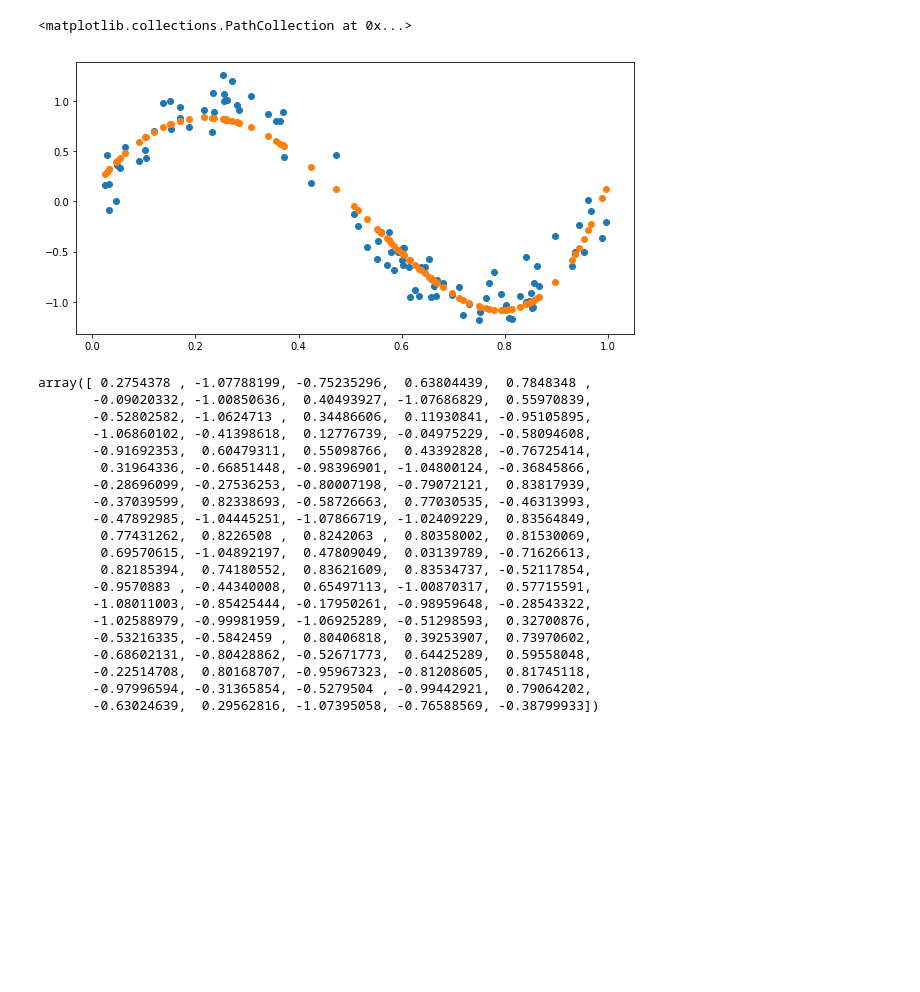
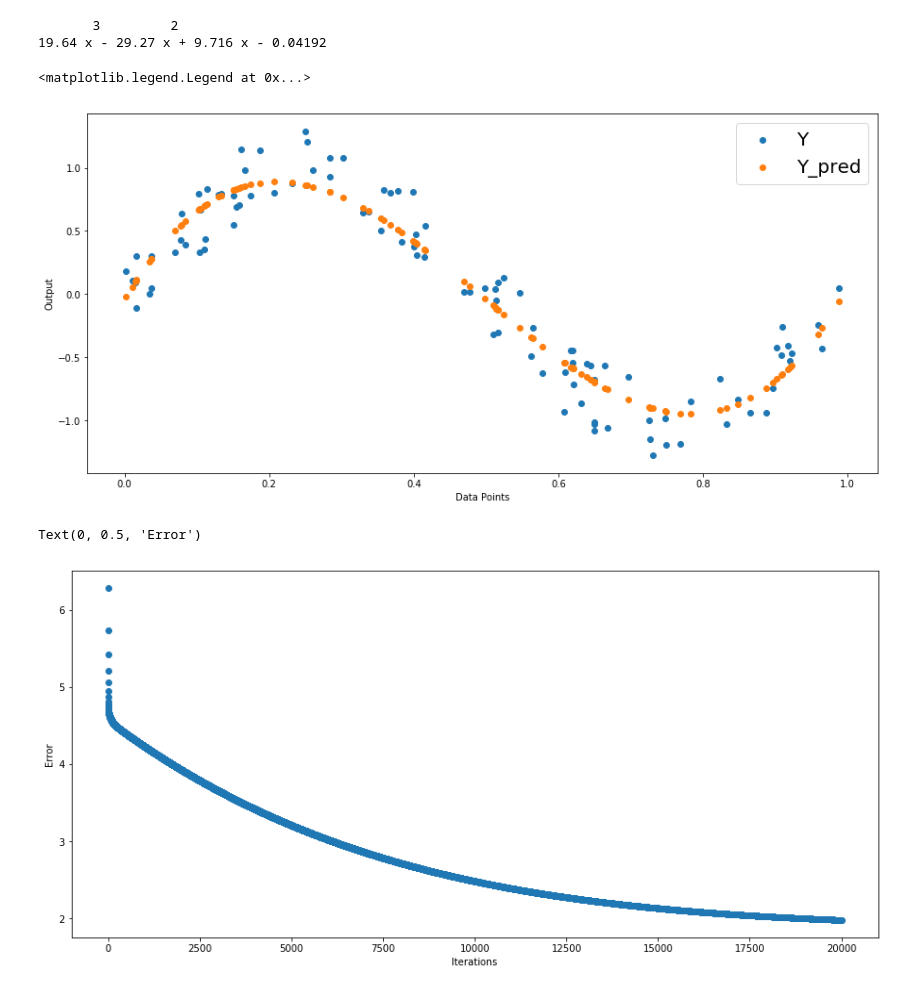
Before and after one commit to antonyvol/ML-Homework, a Jupyter notebook: task1/taks1.ipynb, the cells around one changed output. Saved outputs shown, nothing was run; the diff lists cells and outputs as text; code cells hidden in the pictures; blank space fills up the shorter version.

```diff
--- a/task1/taks1.ipynb
+++ b/task1/taks1.ipynb
@@ -18,3 +6,8 @@ def sgd(c, x, y, lr):
+# %%
+
+def sgd(c, x, y, lr):
+    ypred = np.poly1d(c)(x)
+    return np.array([c[j] + lr * ((y-ypred) * (x**(len(c)-j-1))).sum() for j in range(len(c))])
 # %%
 n = 100
 
@@ -30,6 +23,6 @@ plt.scatter(x, y)
 # %%
-c = np.random.uniform(-0.5, 0.5, 5)
-y_pred = np.array([poly(c, v) for v in x])
+c = np.random.uniform(-0.5, 0.5, 4)
+y_pred = np.poly1d(c)(x)
 # %%
 y_pred
 # %% [output]
@@ -63,10 +56,11 @@ plt.scatter(x, y_pred)
-# %%
-lr = 0.1
-
-for _ in range(1000):
-    c = sgd(c, x, y, lr)
-
-y_pred = np.array([poly(c, v) for v in x])
+# %%
+lr = 0.01
+nc = copy.copy(c)
+error = []
+for _ in range(20000):
+    nc = sgd(nc, x, y, lr)
+    error.append(np.linalg.norm(y-np.poly1d(nc)(x)))
+y_pred = np.poly1d(nc)(x)
 # %%
 y_pred
 # %% [output]
@@ -93,30 +87,24 @@ array([ 0.2754378 , -1.07788199, -0.75235296,  0.63804439,  0.7848348 ,
+# %%
+#Final Model
+print(np.poly1d(nc))
+# %% [output]
+       3         2
+19.64 x - 29.27 x + 9.716 x - 0.04192
 # %%
-plt.figure(figsize=(10,5))
-plt.scatter(x, y)
-plt.scatter(x, y_pred)
+plt.figure(figsize=(15,7))
+plt.xlabel("Data Points")
+plt.ylabel("Output")
+plt.scatter(x, y, label="Y")
+plt.scatter(x, y_pred, label="Y_pred")
+plt.legend(prop={'size': 20})
 # %% [output]
-<matplotlib.collections.PathCollection at 0x...>
+<matplotlib.legend.Legend at 0x...>
-[figure, old version]
+[figure, new version]
-# %%
-y_pred
-# %% [output]
-array([ 0.2754378 , -1.07788199, -0.75235296,  0.63804439,  0.7848348 ,
-       -0.09020332, -1.00850636,  0.40493927, -1.07686829,  0.55970839,
-       -0.52802582, -1.0624713 ,  0.34486606,  0.11930841, -0.95105895,
-       -1.06860102, -0.41398618,  0.12776739, -0.04975229, -0.58094608,
-       -0.91692353,  0.60479311,  0.55098766,  0.43392828, -0.76725414,
-        0.31964336, -0.66851448, -0.98396901, -1.04800124, -0.36845866,
-       -0.28696099, -0.27536253, -0.80007198, -0.79072121,  0.83817939,
-       -0.37039599,  0.82338693, -0.58726663,  0.77030535, -0.46313993,
-       -0.47892985, -1.04445251, -1.07866719, -1.02409229,  0.83564849,
-        0.77431262,  0.8226508 ,  0.8242063 ,  0.80358002,  0.81530069,
-        0.69570615, -1.04892197,  0.47809049,  0.03139789, -0.71626613,
-        0.82185394,  0.74180552,  0.83621609,  0.83534737, -0.52117854,
-       -0.9570883 , -0.44340008,  0.65497113, -1.00870317,  0.57715591,
-       -1.08011003, -0.85425444, -0.17950261, -0.98959648, -0.28543322,
-       -1.02588979, -0.99981959, -1.06925289, -0.51298593,  0.32700876,
-       -0.53216335, -0.5842459 ,  0.80406818,  0.39253907,  0.73970602,
-       -0.68602131, -0.80428862, -0.52671773,  0.64425289,  0.59558048,
-       -0.22514708,  0.80168707, -0.95967323, -0.81208605,  0.81745118,
-       -0.97996594, -0.31365854, -0.5279504 , -0.99442921,  0.79064202,
-       -0.63024639,  0.29562816, -1.07395058, -0.76588569, -0.38799933])
+# %%
+plt.figure(figsize=(15,7))
+plt.scatter(range(20000), error)
+plt.xlabel("Iterations")
+plt.ylabel("Error")
+# %% [output]
+Text(0, 0.5, 'Error')
+[figure, added]
```
Also changed, not shown: parts of 6 cells of this notebook.
